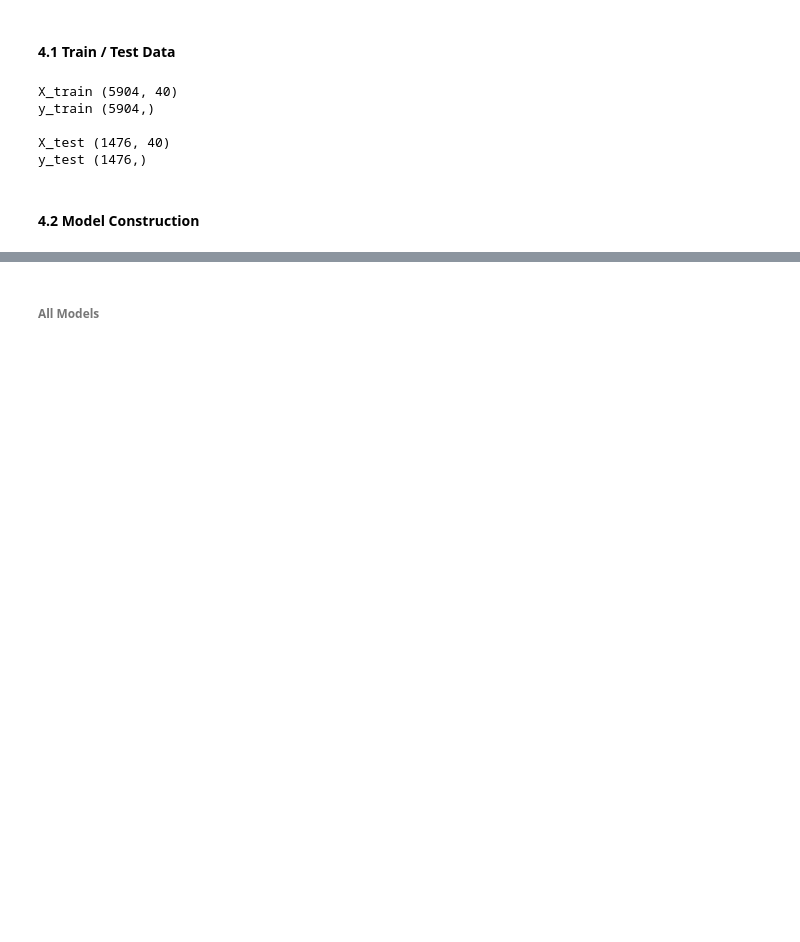
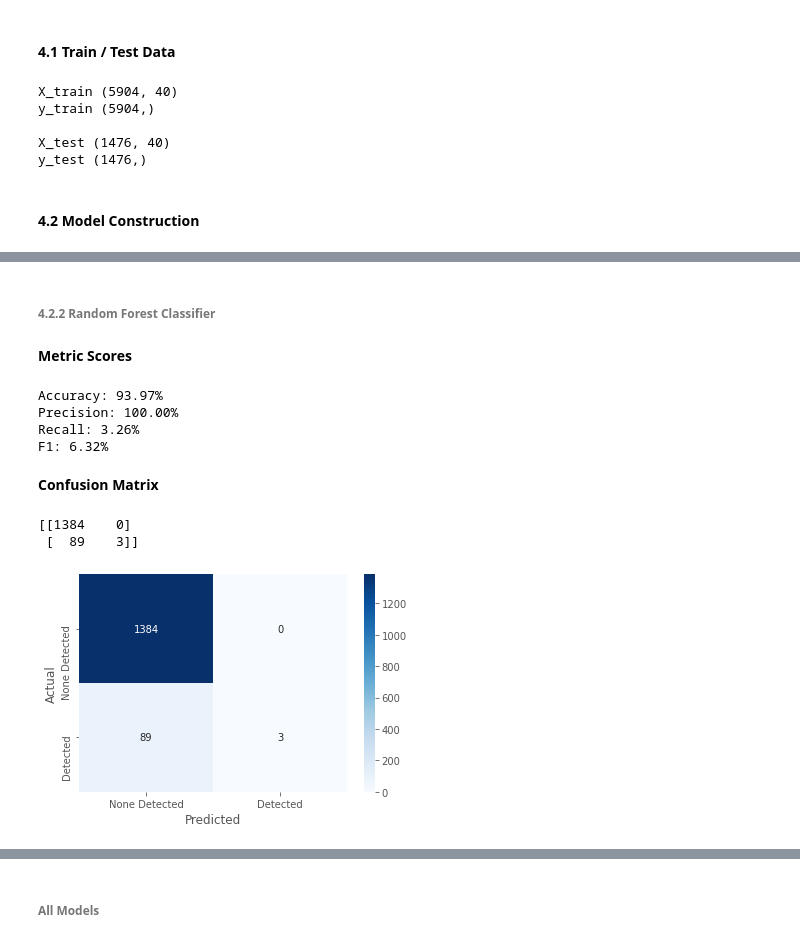
Before and after one commit to iainmuir6/Machine-Learning-with-Coronavirus-Data, a Jupyter notebook: ml_covid_research_w2.ipynb, the cells around one changed output, grey strips where cells are left out. Cells and saved outputs as stored; diff of their text form; code cells hidden in the pictures; blank space fills up the shorter version.

```diff
--- a/ml_covid_research_w2.ipynb
+++ b/ml_covid_research_w2.ipynb
@@ -827,0 +803,20 @@ Call initializer instance with the dtype argument instead of passing it to the c
+# %% [markdown]
+###### 4.2.2 Random Forest Classifier <a class="anchor" id="rfc"></a>
+# %%
+rfc = RandomForestClassifier(
+    n_estimators=100, bootstrap=True, max_features='sqrt', random_state=SEED
+)
+rfc.fit(X_train, y_train)
+y_prediction = rfc.predict(X_test)
+metric_evaluation(y_test, y_prediction)
+plot_confusion_matrix(y_test, y_prediction)
+# %% [output]
+**Metric Scores**
+Accuracy: 93.97%
+Precision: 100.00%
+Recall: 3.26%
+F1: 6.32%
+**Confusion Matrix**
+[[1384    0]
+ [  89    3]]
+[figure, added]
```
Also changed, not shown: parts of 64 cells of this notebook.
